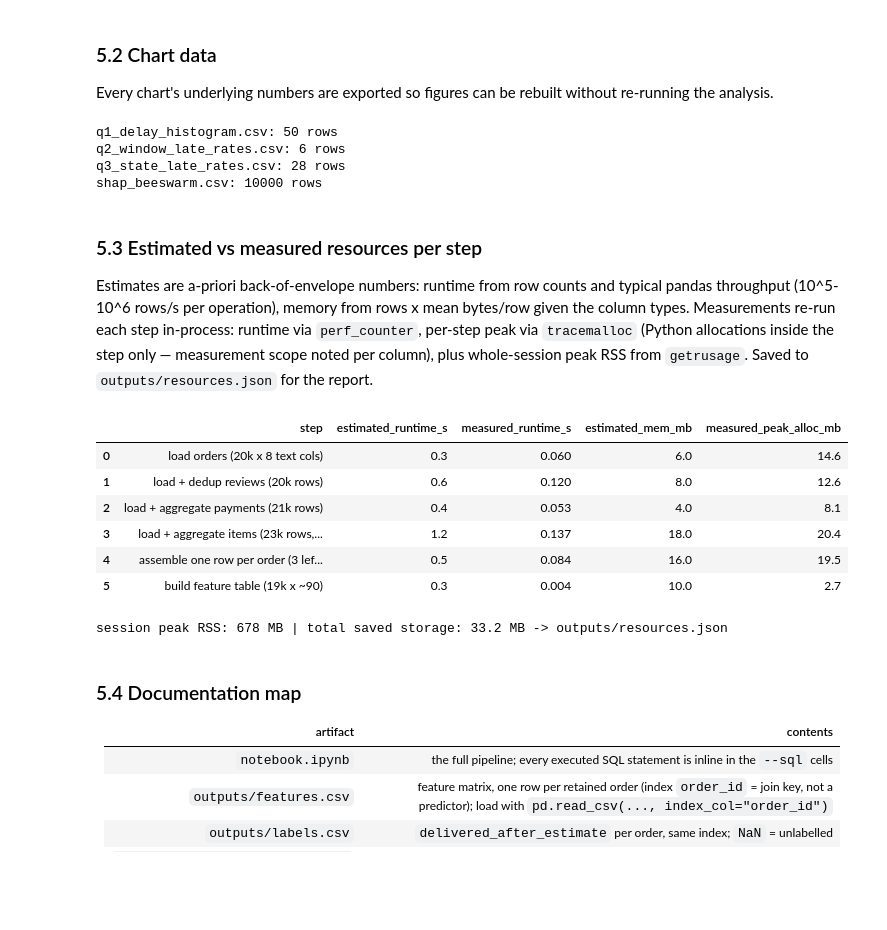
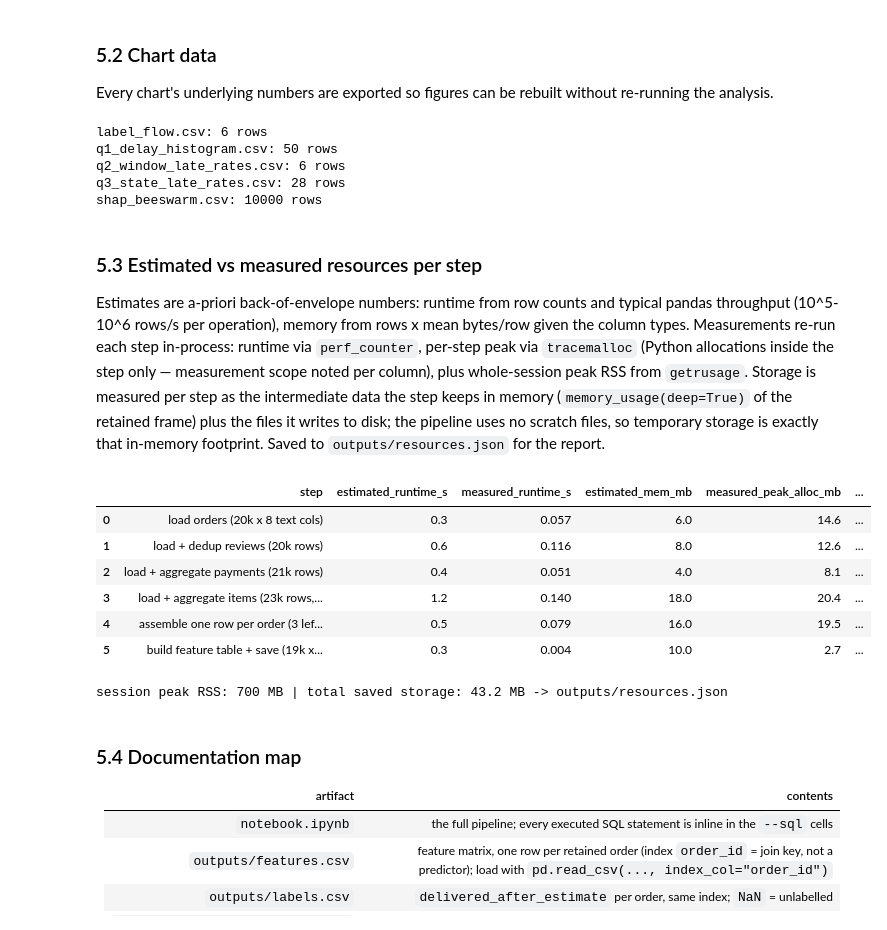
Before and after one commit to faizr206/Assignment1_DataEngineering, a Jupyter notebook: notebook.ipynb, the cells around one changed output. Saved outputs shown, nothing was run; the diff lists cells and outputs as text; code cells hidden in the pictures; blank space fills up the shorter version.

```diff
--- a/notebook.ipynb
+++ b/notebook.ipynb
@@ -2216,9 +2218,17 @@ q2_out.to_csv(chart_dir / "q2_window_late_rates.csv")
 # Q3: late rate per customer state (with Wilson CIs; full table incl. small states)
 q3.to_csv(chart_dir / "q3_state_late_rates.csv")
 
+# Label-flow figure (report Fig. 1): record accounting from load to label
+pd.DataFrame({
+    "stage": ["orders_loaded", "date_consistent_analysis_set", "labelled",
+              "late", "on_time_or_early", "unlabelled"],
+    "orders": [20000, n_analysis, n_labelled, n_late, n_ontime, n_analysis - n_labelled],
+}).to_csv(chart_dir / "label_flow.csv", index=False)
+
 for p in sorted(chart_dir.glob("*.csv")):
     print(f"{p.name}: {sum(1 for _ in open(p)) - 1} rows")
 # %% [output]
+label_flow.csv: 6 rows
 q1_delay_histogram.csv: 50 rows
 q2_window_late_rates.csv: 6 rows
 q3_state_late_rates.csv: 28 rows
@@ -2226,25 +2236,36 @@ shap_beeswarm.csv: 10000 rows
 # %% [markdown]
 ### 5.3 Estimated vs measured resources per step
 
-Estimates are a-priori back-of-envelope numbers: runtime from row counts and typical pandas throughput (10^5-10^6 rows/s per operation), memory from rows x mean bytes/row given the column types. Measurements re-run each step in-process: runtime via `perf_counter`, per-step peak via `tracemalloc` (Python allocations inside the step only — measurement scope noted per column), plus whole-session peak RSS from `getrusage`. Saved to `outputs/resources.json` for the report.
+Estimates are a-priori back-of-envelope numbers: runtime from row counts and typical pandas throughput (10^5-10^6 rows/s per operation), memory from rows x mean bytes/row given the column types. Measurements re-run each step in-process: runtime via `perf_counter`, per-step peak via `tracemalloc` (Python allocations inside the step only — measurement scope noted per column), plus whole-session peak RSS from `getrusage`. Storage is measured per step as the intermediate data the step keeps in memory (`memory_usage(deep=True)` of the retained frame) plus the files it writes to disk; the pipeline uses no scratch files, so temporary storage is exactly that in-memory footprint. Saved to `outputs/resources.json` for the report.
 # %%
 import time
 import tracemalloc
 import resource
 
 
-def measure(name, fn, est_runtime_s, est_mem_mb):
+def measure(name, fn, est_runtime_s, est_mem_mb, est_storage_mb, saved_files=()):
+    """Runtime, peak allocation, and storage (retained intermediate frame + files written)."""
     tracemalloc.start()
     t0 = time.perf_counter()
     result = fn()
     elapsed = time.perf_counter() - t0
     _, peak = tracemalloc.get_traced_memory()
     tracemalloc.stop()
+    if isinstance(result, pd.DataFrame):
+        held_mb = result.memory_usage(deep=True).sum() / 1e6
+    elif isinstance(result, tuple):
+        held_mb = sum(d.memory_usage(deep=True).sum() for d in result) / 1e6
+    else:
+        held_mb = 0.0
+    saved_mb = sum(Path(f).stat().st_size for f in saved_files) / 1e6
     return ({"step": name,
              "estimated_runtime_s": est_runtime_s,
              "measured_runtime_s": round(elapsed, 3),
              "estimated_mem_mb": est_mem_mb,
-             "measured_peak_alloc_mb": round(peak / 1e6, 1)}, result)
+             "measured_peak_alloc_mb": round(peak / 1e6, 1),
+             "estimated_storage_mb": est_storage_mb,
+             "measured_intermediate_mb": round(held_mb, 1),
+             "measured_saved_mb": round(saved_mb, 2)}, result)
 
 
 def q(sql):
@@ -2301,48 +2322,52 @@ def _features():
     f["promised_window_days"] = (
         b["order_estimated_delivery_date"].dt.normalize()
         - b["order_approved_at"].fillna(b["order_purchase_timestamp"]).dt.normalize()
     ).dt.days
     d = pd.get_dummies(b["customer_state"], prefix="cs", dummy_na=True, dtype="int8")
     return pd.concat([f, d], axis=1)
 
 
+# saved_files: outputs written to disk by this pipeline stage (sizes measured from disk).
+# Load/assemble stages write nothing - their storage footprint is the retained frame itself.
 plan = [
-    ("load orders (20k x 8 text cols)", lambda: q("SELECT * FROM orders"), 0.3, 6.0),
-    ("load + dedup reviews (20k rows)", _reviews, 0.6, 8.0),
-    ("load + aggregate payments (21k rows)", _payments, 0.4, 4.0),
-    ("load + aggregate items (23k rows, 2 joins)", _items, 1.2, 18.0),
-    ("assemble one row per order (3 left joins on 20k)", _assemble, 0.5, 16.0),
-    ("build feature table (19k x ~90)", _features, 0.3, 10.0),
+    ("load orders (20k x 8 text cols)", lambda: q("SELECT * FROM orders"), 0.3, 6.0, 6.0, []),
+    ("load + dedup reviews (20k rows)", _reviews, 0.6, 8.0, 8.0, []),
+    ("load + aggregate payments (21k rows)", _payments, 0.4, 4.0, 4.0, []),
+    ("load + aggregate items (23k rows, 2 joins)", _items, 1.2, 18.0, 18.0, []),
+    ("assemble one row per order (3 left joins on 20k)", _assemble, 0.5, 16.0, 30.0, []),
+    ("build feature table + save (19k x ~90)", _features, 0.3, 10.0, 11.0,
+     ["outputs/features.csv", "outputs/labels.csv", "outputs/feature_dictionary.csv"]),
 ]
 
-steps_table = pd.DataFrame([measure(name, fn, er, em)[0] for name, fn, er, em in plan])
+steps_table = pd.DataFrame(
+    [measure(name, fn, er, em, es, sf)[0] for name, fn, er, em, es, sf in plan])
 display(steps_table)
 
 peak_rss_mb = resource.getrusage(resource.RUSAGE_SELF).ru_maxrss / 1e6  # macOS: bytes
 
 storage_mb = {"marketplace.sqlite": round(Path("marketplace.sqlite").stat().st_size / 1e6, 1)}
 for f in sorted(Path("outputs").rglob("*")):
     if f.is_file():
         storage_mb[str(f)] = round(f.stat().st_size / 1e6, 3)
 
 resources = {
     "steps": steps_table.to_dict("records"),
     "session_peak_rss_mb": round(peak_rss_mb, 1),
     "session_peak_rss_scope": "whole notebook kernel process (getrusage ru_maxrss)",
     "storage_mb": storage_mb,
 }
 Path("outputs/resources.json").write_text(json.dumps(resources, indent=2))
 print(f"session peak RSS: {peak_rss_mb:.0f} MB | total saved storage: "
       f"{sum(storage_mb.values()):.1f} MB -> outputs/resources.json")
 # %% [output]
-|  | step | estimated_runtime_s | measured_runtime_s | estimated_mem_mb | measured_peak_alloc_mb |
-| 0 | load orders (20k x 8 text cols) | 0.3 | 0.060 | 6.0 | 14.6 |
-| 1 | load + dedup reviews (20k rows) | 0.6 | 0.120 | 8.0 | 12.6 |
-| 2 | load + aggregate payments (21k rows) | 0.4 | 0.053 | 4.0 | 8.1 |
-| 3 | load + aggregate items (23k rows,... | 1.2 | 0.137 | 18.0 | 20.4 |
-| 4 | assemble one row per order (3 lef... | 0.5 | 0.084 | 16.0 | 19.5 |
-| 5 | build feature table (19k x ~90) | 0.3 | 0.004 | 10.0 | 2.7 |
+|  | step | estimated_runtime_s | measured_runtime_s | estimated_mem_mb | measured_peak_alloc_mb | ... |
+| 0 | load orders (20k x 8 text cols) | 0.3 | 0.057 | 6.0 | 14.6 | ... |
+| 1 | load + dedup reviews (20k rows) | 0.6 | 0.116 | 8.0 | 12.6 | ... |
+| 2 | load + aggregate payments (21k rows) | 0.4 | 0.051 | 4.0 | 8.1 | ... |
+| 3 | load + aggregate items (23k rows,... | 1.2 | 0.140 | 18.0 | 20.4 | ... |
+| 4 | assemble one row per order (3 lef... | 0.5 | 0.079 | 16.0 | 19.5 | ... |
+| 5 | build feature table + save (19k x... | 0.3 | 0.004 | 10.0 | 2.7 | ... |
-session peak RSS: 678 MB | total saved storage: 33.2 MB -> outputs/resources.json
+session peak RSS: 700 MB | total saved storage: 43.2 MB -> outputs/resources.json
 # %% [markdown]
 ### 5.4 Documentation map
 
```
Also changed, not shown: parts of 3 cells of this notebook, 11 other files.
